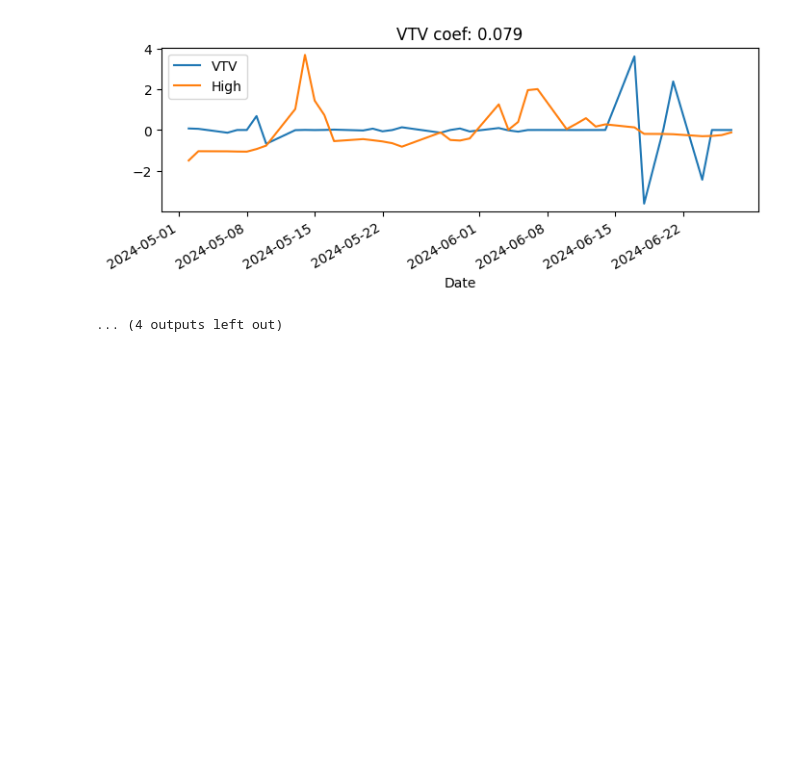
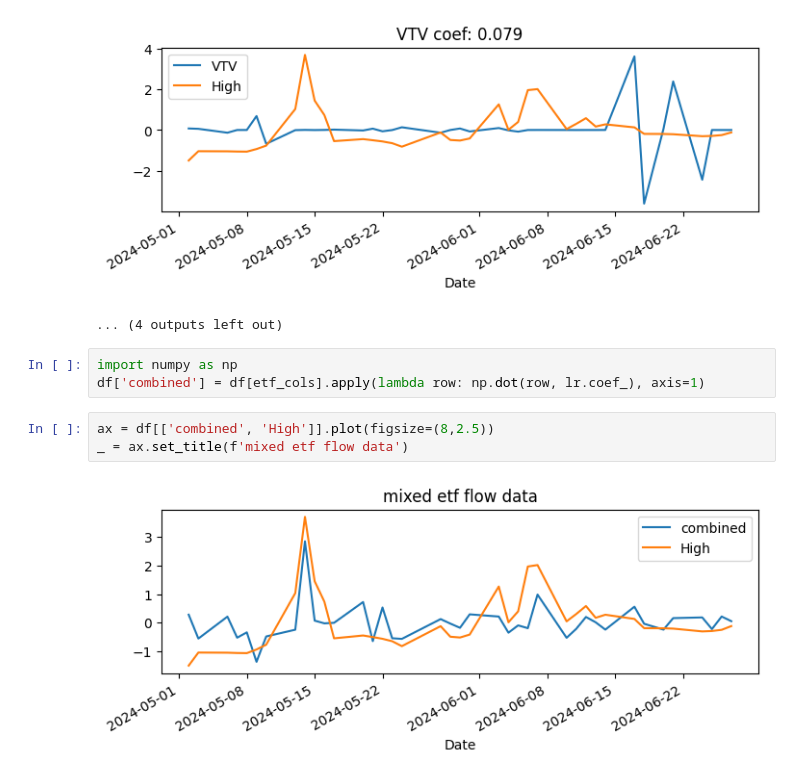
Before and after one commit to adamstonks/public-stonks, a Jupyter notebook: newton-linear-regression.ipynb, the cells around one changed output. Cells and saved outputs as stored; diff of their text form; blank space fills up the shorter version.

```diff
--- a/newton-linear-regression.ipynb
+++ b/newton-linear-regression.ipynb
@@ -129,3 +129,11 @@ for _,row in coef_df.iterrows():
 [figure]
 [figure]
 ... (4 outputs left out)
+# %%
+import numpy as np
+df['combined'] = df[etf_cols].apply(lambda row: np.dot(row, lr.coef_), axis=1)
+# %%
+ax = df[['combined', 'High']].plot(figsize=(8,2.5))
+_ = ax.set_title(f'mixed etf flow data')
+# %% [output]
+[figure, added]
```
